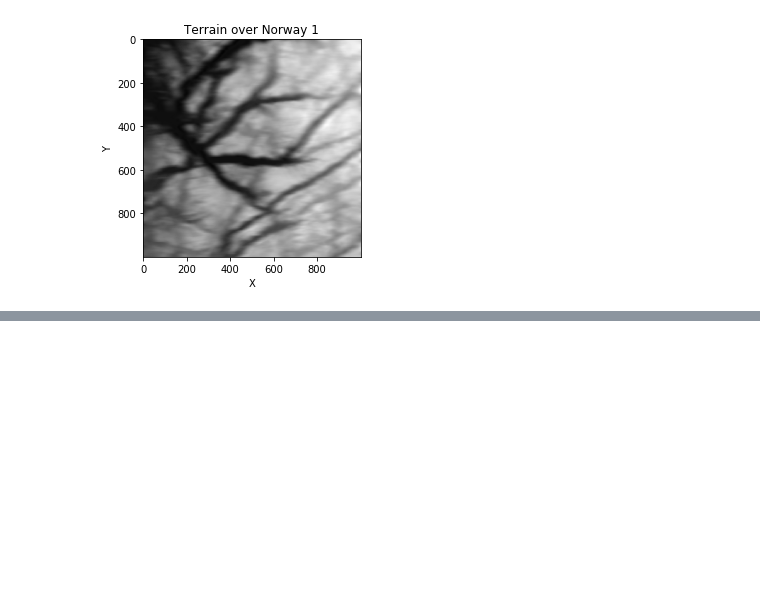
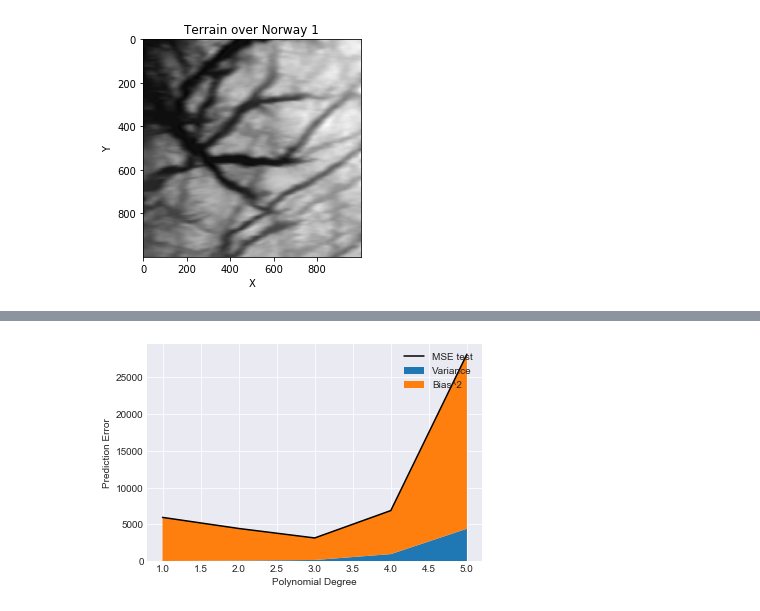
Before and after one commit to marianylund/fysstkprojects, a Jupyter notebook: Project1/Project1_MariaNylund.ipynb, the cells around one changed output, grey strips where cells are left out. Cells and saved outputs as stored; diff of their text form; code cells hidden in the pictures; blank space fills up the shorter version.

```diff
--- a/Project1/Project1_MariaNylund.ipynb
+++ b/Project1/Project1_MariaNylund.ipynb
@@ -289,0 +354,10 @@ plt.show()
+# %%
+values_to_plot = {
+    "variance": var_boot,
+    "mse": mse_boot,
+    "bias": bias_boot,
+}
+
+plot_bias_variance_analysis(polydegree, values_to_plot)
+# %% [output]
+[figure, added]
```
Also changed, not shown: parts of 15 cells of this notebook, 4 other files.
